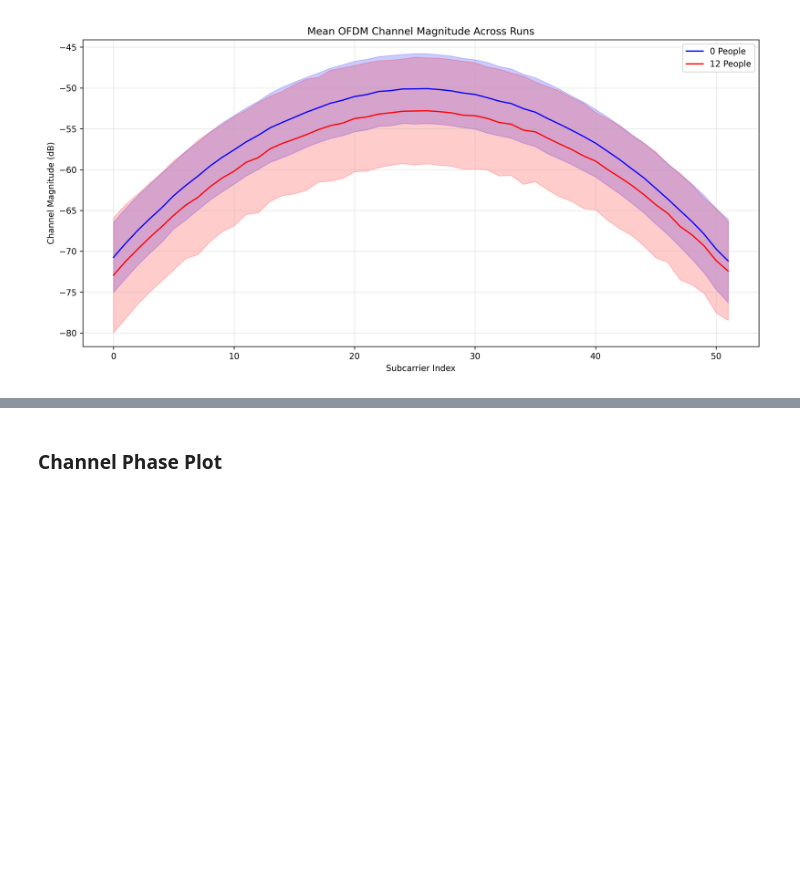
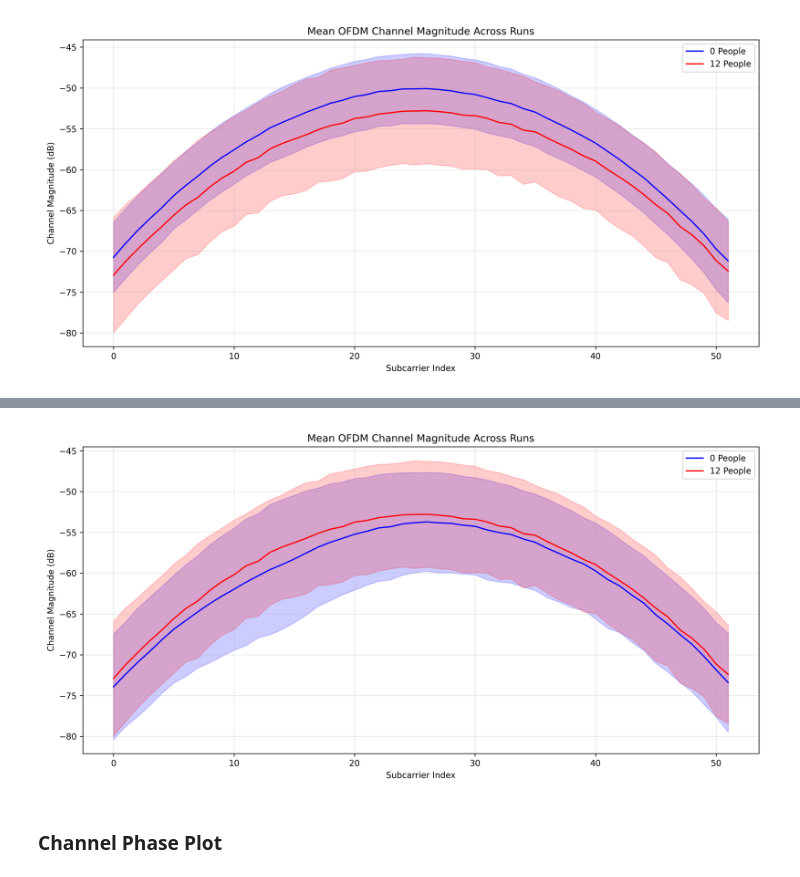
Before and after one commit to 48774861/Embedded-Wireless-Design-Labs, a Jupyter notebook: OccupancySensing/OccupancySensing.ipynb, the cells around one changed output, grey strips where cells are left out. Cells and saved outputs as stored; diff of their text form; code cells hidden in the pictures; blank space fills up the shorter version.

```diff
--- a/OccupancySensing/OccupancySensing.ipynb
+++ b/OccupancySensing/OccupancySensing.ipynb
@@ -278,3 +275,98 @@ Average Magnitude Comparison
 0 People  mean magnitude: -57.268 dB
 12 People mean magnitude: -59.663 dB
 [figure]
+# %%
+zero_runs = []
+twelve_runs = []
+
+for run in range(1, 11):
+
+    H_mean = np.mean(
+        results[(0, run)]["channel_estimates"],
+        axis=0
+    )
+
+    zero_runs.append(
+        20*np.log10(
+            np.maximum(np.abs(H_mean), 1e-12)
+        )
+    )
+
+for run in range(1, 11):
+    H_mean = np.mean(
+        results[(12, run)]["channel_estimates"],
+        axis=0
+    )
+
+    twelve_runs.append(
+        20*np.log10(
+            np.maximum(np.abs(H_mean), 1e-12)
+        )
+    )
+
+zero_runs = np.array(zero_runs)
+twelve_runs = np.array(twelve_runs)
+
+zero_mean = np.mean(zero_runs, axis=0)
+zero_std  = np.std(zero_runs, axis=0)
+
+twelve_mean = np.mean(twelve_runs, axis=0)
+twelve_std  = np.std(twelve_runs, axis=0)
+
+print("\nMagnitude Variability Comparison")
+print(f"0 People  mean std-dev: {np.mean(zero_std):.3f} dB")
+print(f"12 People mean std-dev: {np.mean(twelve_std):.3f} dB")
+
+print("\nAverage Magnitude Comparison")
+print(f"0 People  mean magnitude: {np.mean(zero_mean):.3f} dB")
+print(f"12 People mean magnitude: {np.mean(twelve_mean):.3f} dB")
+
+plt.figure(figsize=(12, 6))
+
+plt.plot(
+    zero_mean,
+    color="blue",
+    label="0 People"
+)
+
+plt.fill_between(
+    np.arange(52),
+    zero_mean - zero_std,
+    zero_mean + zero_std,
+    color="blue",
+    alpha=0.2
+)
+
+plt.plot(
+    twelve_mean,
+    color="red",
+    label="12 People"
+)
+
+plt.fill_between(
+    np.arange(52),
+    twelve_mean - twelve_std,
+    twelve_mean + twelve_std,
+    color="red",
+    alpha=0.2
+)
+
+plt.xlabel("Subcarrier Index")
+plt.ylabel("Channel Magnitude (dB)")
+plt.title("Mean OFDM Channel Magnitude Across Runs")
+plt.legend()
+plt.grid(alpha=0.3)
+
+plt.tight_layout()
+plt.savefig(
+    "work/figures/subcarrier_variability_db_summary.png",
+    dpi=300
+)
+plt.close()
+
+display(
+    Image(
+        filename="work/figures/subcarrier_variability_db_summary.png"
+    )
+)
+# %% [output]
@@ -281,3 +380,4 @@ Average Magnitude Comparison
+[figure, added]
 # %% [markdown]
 ### Channel Phase Plot
 # %%
```
Also changed, not shown: parts of 3 cells of this notebook, 23 other files.
